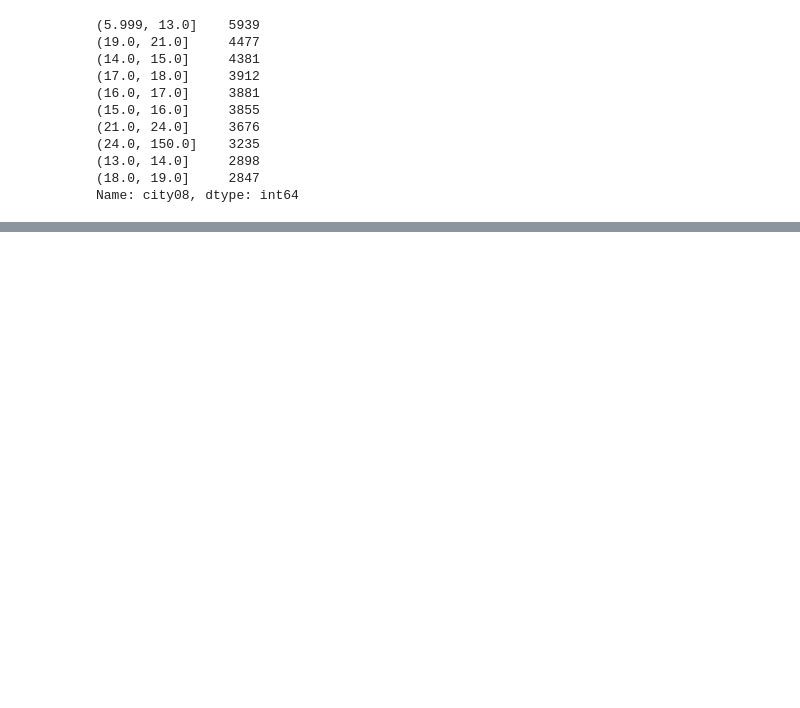
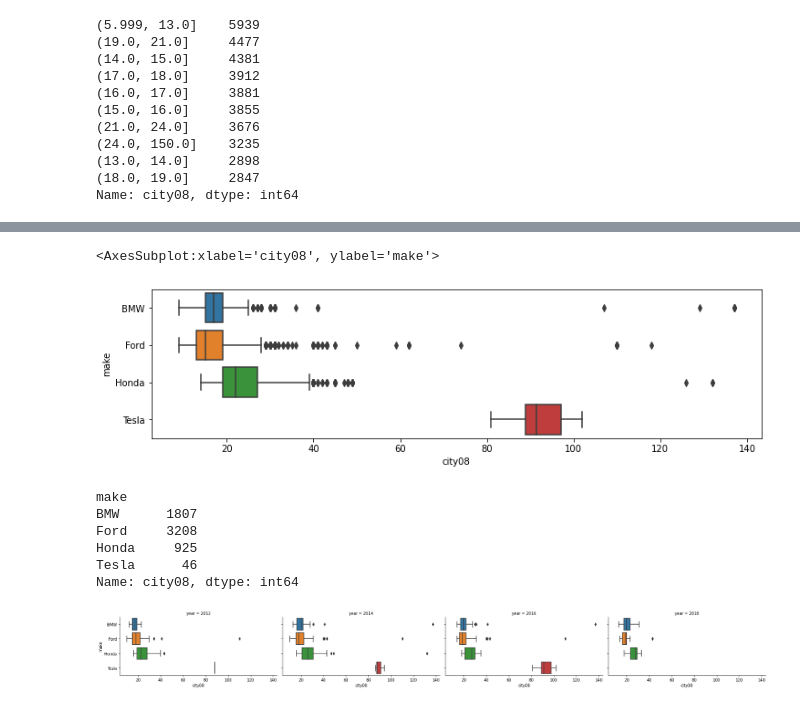
Before and after one commit to minstrel1149/pandas_practice-cookbook1, a Jupyter notebook: pd_cookbook_2_chapter5.ipynb, the cells around one changed output, grey strips where cells are left out. Drawn from its saved outputs; the diff is of its cells as text; code cells hidden in the pictures; blank space fills up the shorter version.

```diff
--- a/pd_cookbook_2_chapter5.ipynb
+++ b/pd_cookbook_2_chapter5.ipynb
@@ -184,0 +203,6 @@ Name: city08, dtype: int64
+# %%
+mask = fueleco['make'].isin(['Ford', 'Honda', 'Tesla', 'BMW'])
+(fueleco.loc[mask, :]
+ .groupby('make')['city08']
+ .agg(['mean', 'std'])
+)
@@ -184,0 +216,19 @@ Name: city08, dtype: int64
+# %%
+fig, ax = plt.subplots(1, 1, figsize=(12, 3))
+sns.boxplot(y='make', x='city08', data=fueleco.loc[mask, :])
+# %% [output]
+<AxesSubplot:xlabel='city08', ylabel='make'>
+[figure, added]
+# %%
+fueleco.loc[mask, :].groupby('make')['city08'].count()
+# %% [output]
+make
+BMW      1807
+Ford     3208
+Honda     925
+Tesla      46
+Name: city08, dtype: int64
+# %%
+g = sns.catplot(y='make', x='city08', data=fueleco.loc[mask, :], col='year', col_order=[2012, 2014, 2016, 2018], kind='box', height=3, aspect=2)
+# %% [output]
+[figure, added]
```
Also changed, not shown: parts of 15 cells of this notebook, 1 other file.
